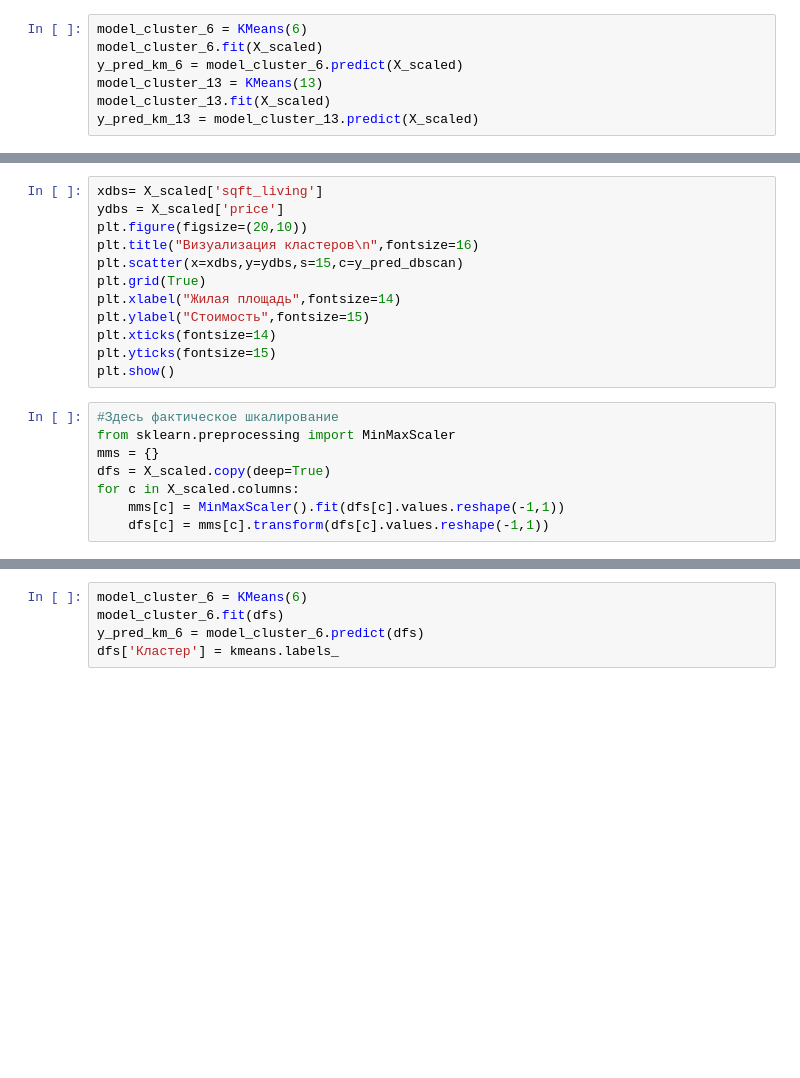
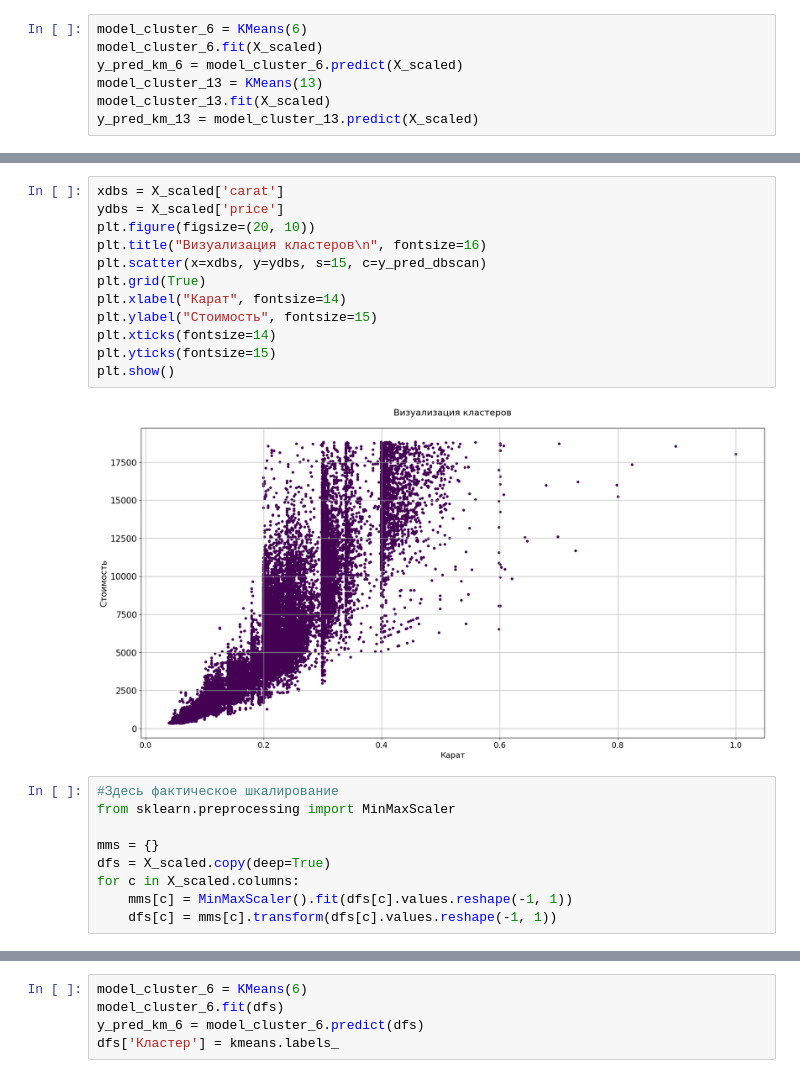
Before and after one commit to true-seeker/ai_university, a Jupyter notebook: lab6/lab6.ipynb, the cells around one changed output, grey strips where cells are left out. Drawn from its saved outputs; the diff is of its cells as text; blank space fills up the shorter version.

```diff
--- a/lab6/lab6.ipynb
+++ b/lab6/lab6.ipynb
@@ -234,24 +438,27 @@ model_dbscan = DBSCAN(eps=10000, min_samples=100)
 
 y_pred_dbscan = model_dbscan.fit_predict(X_scaled)
 # %%
-xdbs= X_scaled['sqft_living']
+xdbs = X_scaled['carat']
 ydbs = X_scaled['price']
-plt.figure(figsize=(20,10))
-plt.title("Визуализация кластеров\n",fontsize=16)
-plt.scatter(x=xdbs,y=ydbs,s=15,c=y_pred_dbscan)
+plt.figure(figsize=(20, 10))
+plt.title("Визуализация кластеров\n", fontsize=16)
+plt.scatter(x=xdbs, y=ydbs, s=15, c=y_pred_dbscan)
 plt.grid(True)
-plt.xlabel("Жилая площадь",fontsize=14)
-plt.ylabel("Стоимость",fontsize=15)
+plt.xlabel("Карат", fontsize=14)
+plt.ylabel("Стоимость", fontsize=15)
 plt.xticks(fontsize=14)
 plt.yticks(fontsize=15)
 plt.show()
+# %% [output]
+[figure, added]
 # %%
 #Здесь фактическое шкалирование
 from sklearn.preprocessing import MinMaxScaler
+
 mms = {}
 dfs = X_scaled.copy(deep=True)
 for c in X_scaled.columns:
-    mms[c] = MinMaxScaler().fit(dfs[c].values.reshape(-1,1))
-    dfs[c] = mms[c].transform(dfs[c].values.reshape(-1,1))
+    mms[c] = MinMaxScaler().fit(dfs[c].values.reshape(-1, 1))
+    dfs[c] = mms[c].transform(dfs[c].values.reshape(-1, 1))
 # %%
 dfs
```
Also changed, not shown: parts of 37 cells of this notebook, 4 other files.
